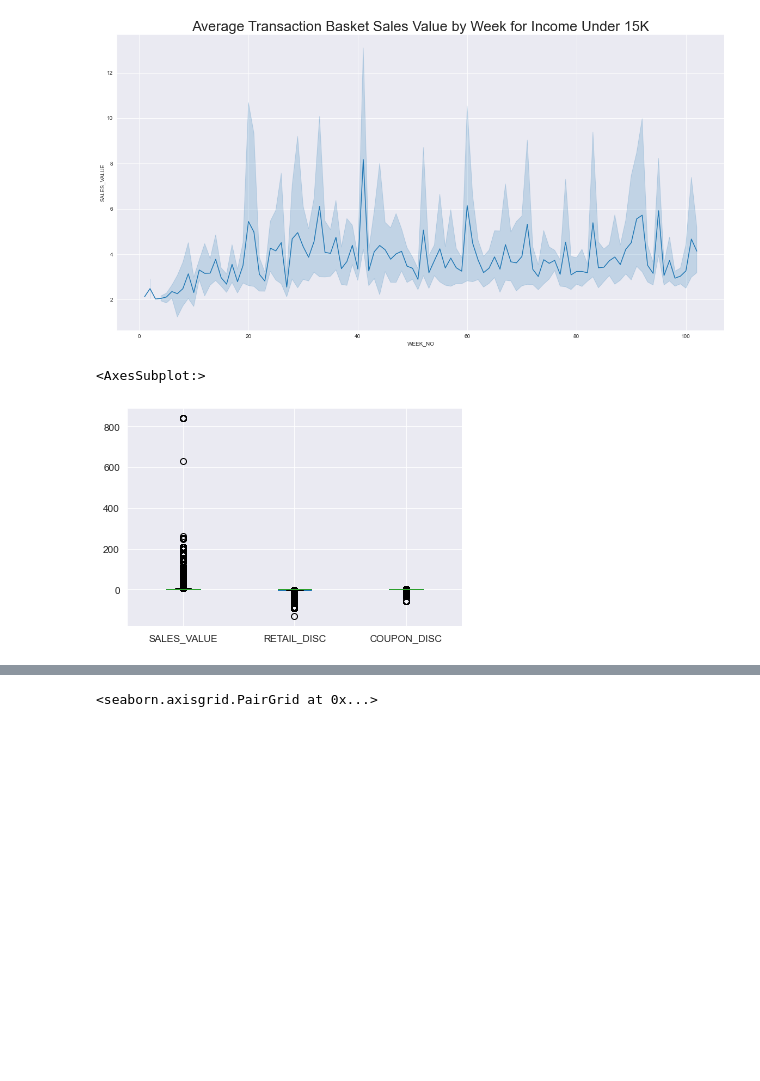
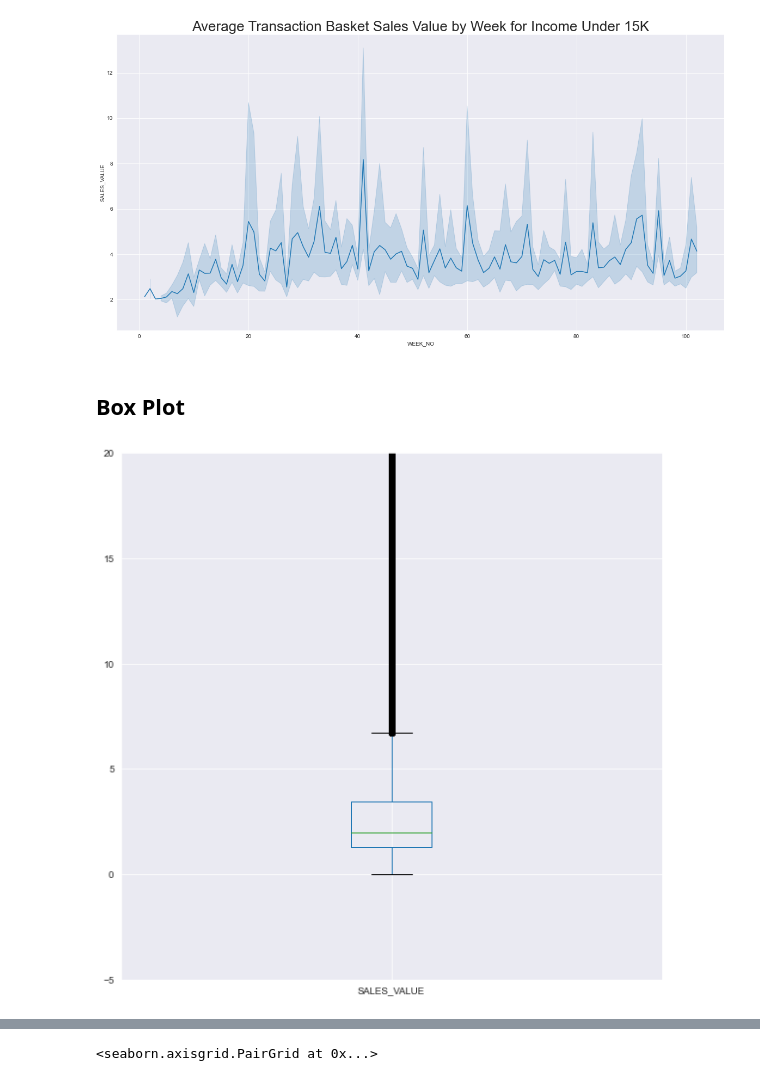
Before and after one commit to vmarklynn/CPSC5310-Project, a Jupyter notebook: Code/EDA_ProjectPart2.ipynb, the cells around one changed output, grey strips where cells are left out. Cells and saved outputs as stored; diff of their text form; code cells hidden in the pictures; blank space fills up the shorter version.

Commit message:
Separated Boxplot for readibility in notebook

```diff
--- a/Code/EDA_ProjectPart2.ipynb
+++ b/Code/EDA_ProjectPart2.ipynb
@@ -505,8 +503,11 @@ ax = sns.lineplot(x='WEEK_NO', y='SALES_VALUE',
                   markers=True)
 # %% [output]
 [figure]
-# %%
-hhTransactions.boxplot(column = ['SALES_VALUE','RETAIL_DISC','COUPON_DISC'])
-# %% [output]
-<AxesSubplot:>
-[figure, removed]
+# %% [markdown]
+## Box Plot
+# %%
+hhTransactions.boxplot(column = ['SALES_VALUE'], figsize=(10,10))
+plt.ylim(-5, 20)
+plt.show()
+# %% [output]
+[figure, added]
```
Also changed, not shown: parts of 6 cells of this notebook.
